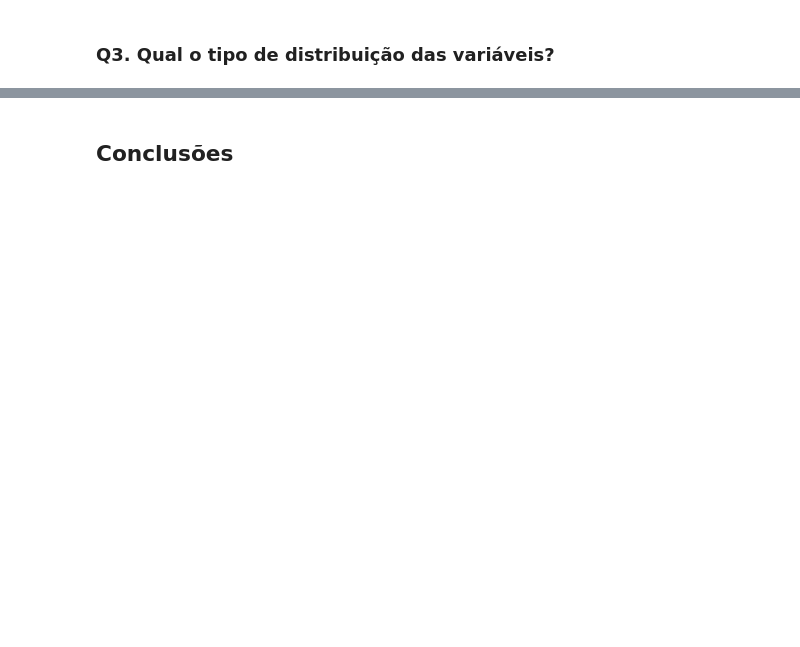
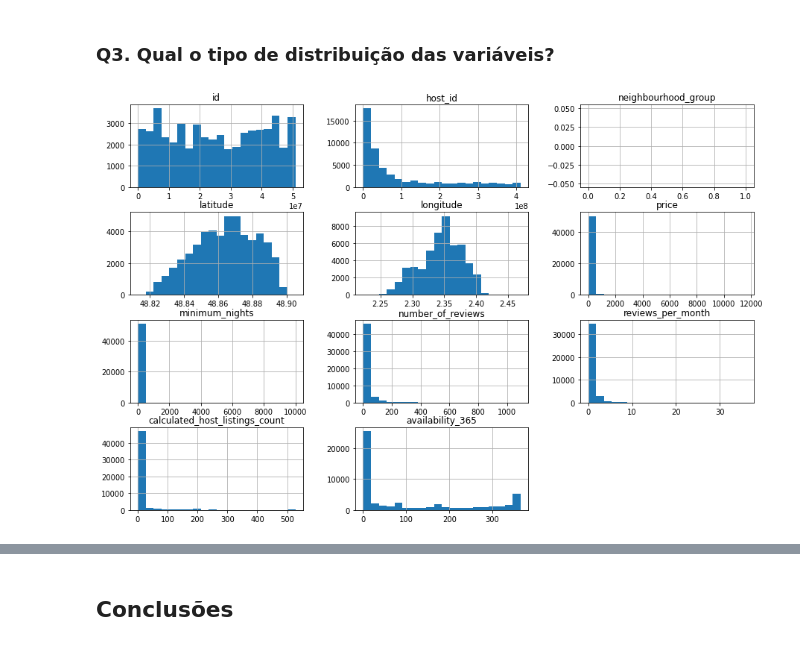
Before and after one commit to Samuel-OR/DataScientist, a Jupyter notebook: Analisando_os_Dados_do_Airbnb.ipynb, the cells around one changed output, grey strips where cells are left out. Drawn from its saved outputs; the diff is of its cells as text; code cells hidden in the pictures; blank space fills up the shorter version.

```diff
--- a/Analisando_os_Dados_do_Airbnb.ipynb
+++ b/Analisando_os_Dados_do_Airbnb.ipynb
@@ -28,4 +31,5 @@ Uma das iniciativas do Airbnb é disponibilizar dados do site, para algumas das
 # %%
 # importar o arquivo listings.csv para um DataFrame
+df = pd.read_csv("http://data.insideairbnb.com/france/ile-de-france/paris/2021-07-06/visualisations/listings.csv")
 # %% [markdown]
 ## Análise dos Dados
@@ -53,3 +120,6 @@ Antes de iniciar qualquer análise, vamos verificar a cara do nosso *dataset*, a
 ### **Q3. Qual o tipo de distribuição das variáveis?**
 # %%
 # plotar o histograma das variáveis numéricas
+df.hist(bins = 20, figsize=(15,10));
+# %% [output]
+[figure, added]
```
Also changed, not shown: parts of 27 cells of this notebook.
